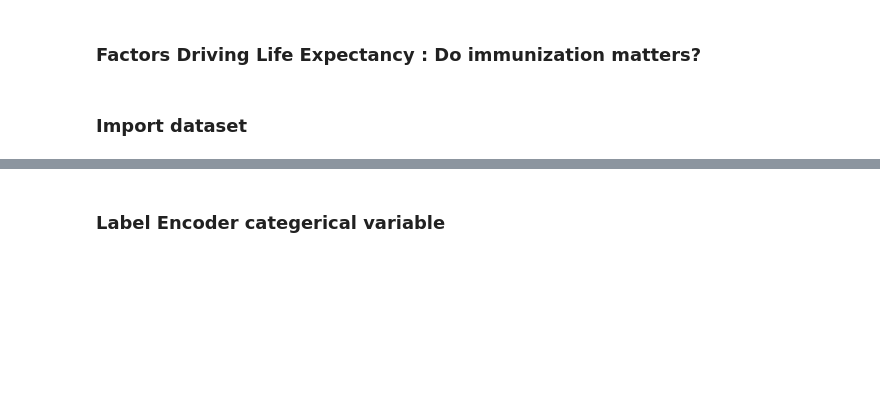
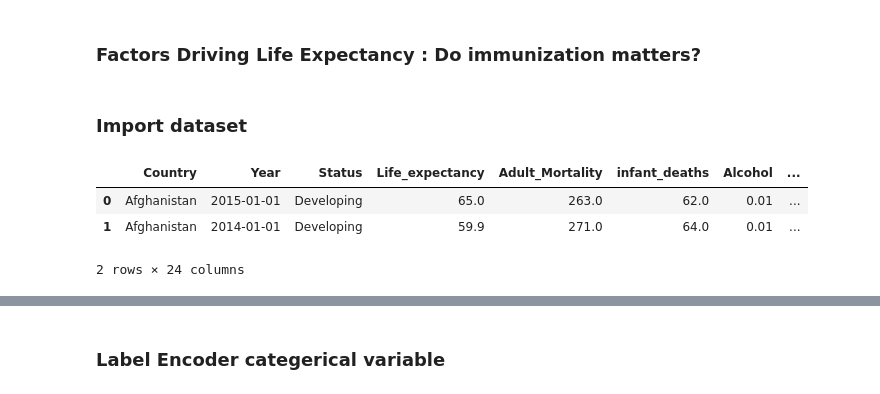
Before and after one commit to pascale25/Life_expentancy_project, a Jupyter notebook: Modeling_V3_life_expectancy.ipynb, the cells around one changed output, grey strips where cells are left out. Cells and saved outputs as stored; diff of their text form; code cells hidden in the pictures; blank space fills up the shorter version.

```diff
--- a/Modeling_V3_life_expectancy.ipynb
+++ b/Modeling_V3_life_expectancy.ipynb
@@ -41,4 +41,11 @@ sns.set_context("notebook")
 # %% [markdown]
 ### Import dataset
 # %%
-df1 = pd.read_csv("../data/life_exp_clean.csv")
+df = pd.read_csv("../data/life_exp_clean.csv")
+# %%
+df.head(2)
+# %% [output]
+|  | Country | Year | Status | Life_expectancy | Adult_Mortality | infant_deaths | Alcohol | ... |
+| 0 | Afghanistan | 2015-01-01 | Developing | 65.0 | 263.0 | 62.0 | 0.01 | ... |
+| 1 | Afghanistan | 2014-01-01 | Developing | 59.9 | 271.0 | 64.0 | 0.01 | ... |
+2 rows × 24 columns
```
Also changed, not shown: parts of 54 cells of this notebook.
